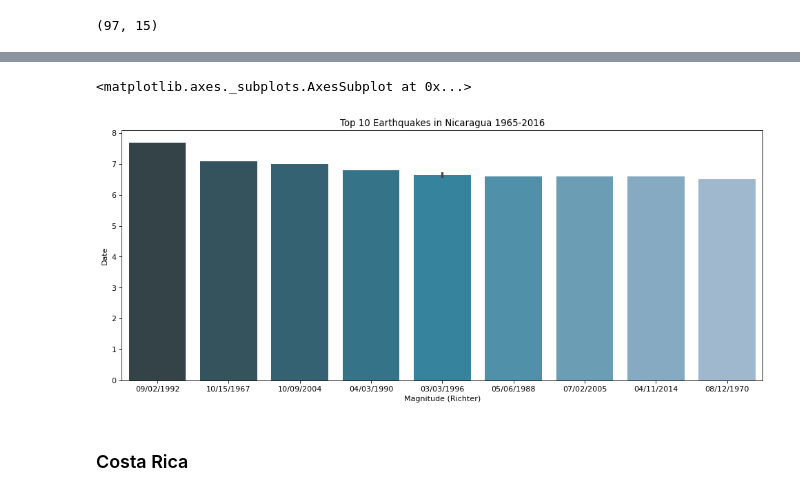
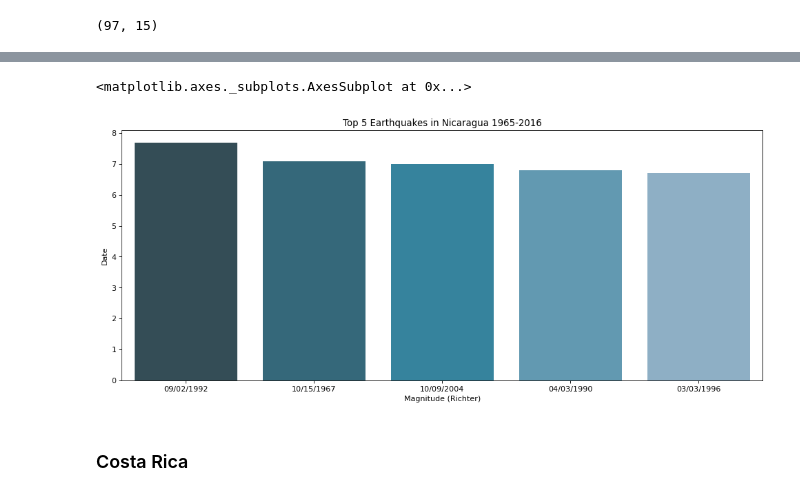
Before and after one commit to sotus30/Earthquakes_Central_America, a Jupyter notebook: Data Exploration 2.ipynb, the cells around one changed output, grey strips where cells are left out. Saved outputs shown, nothing was run; the diff lists cells and outputs as text; code cells hidden in the pictures.

```diff
--- a/Data Exploration 2.ipynb
+++ b/Data Exploration 2.ipynb
@@ -597,19 +597,19 @@ map_NI
 # %% [output]
 [interactive output not drawn]
 # %%
-NI_top10 = df_NI.nlargest(10, 'Magnitude')
+NI_top10 = df_NI.nlargest(5, 'Magnitude')
 y= NI_top10['Magnitude'].values
 
 figure(num=None, figsize=(15, 6), dpi=80, facecolor='w', edgecolor='k')
 
-plt.title('Top 10 Earthquakes in Nicaragua 1965-2016')
+plt.title('Top 5 Earthquakes in Nicaragua 1965-2016')
 plt.xlabel('Magnitude (Richter)')
 plt.ylabel('Date')
 
 sns.barplot(NI_top10['Date'].values, NI_top10['Magnitude'].values, palette='PuBuGn_d')
 # %% [output]
 <matplotlib.axes._subplots.AxesSubplot at 0x...>
-[figure, old version]
+[figure, new version]
 # %% [markdown]
 <H3> Costa Rica
 # %%
```
Also changed, not shown: parts of 3 cells of this notebook.
